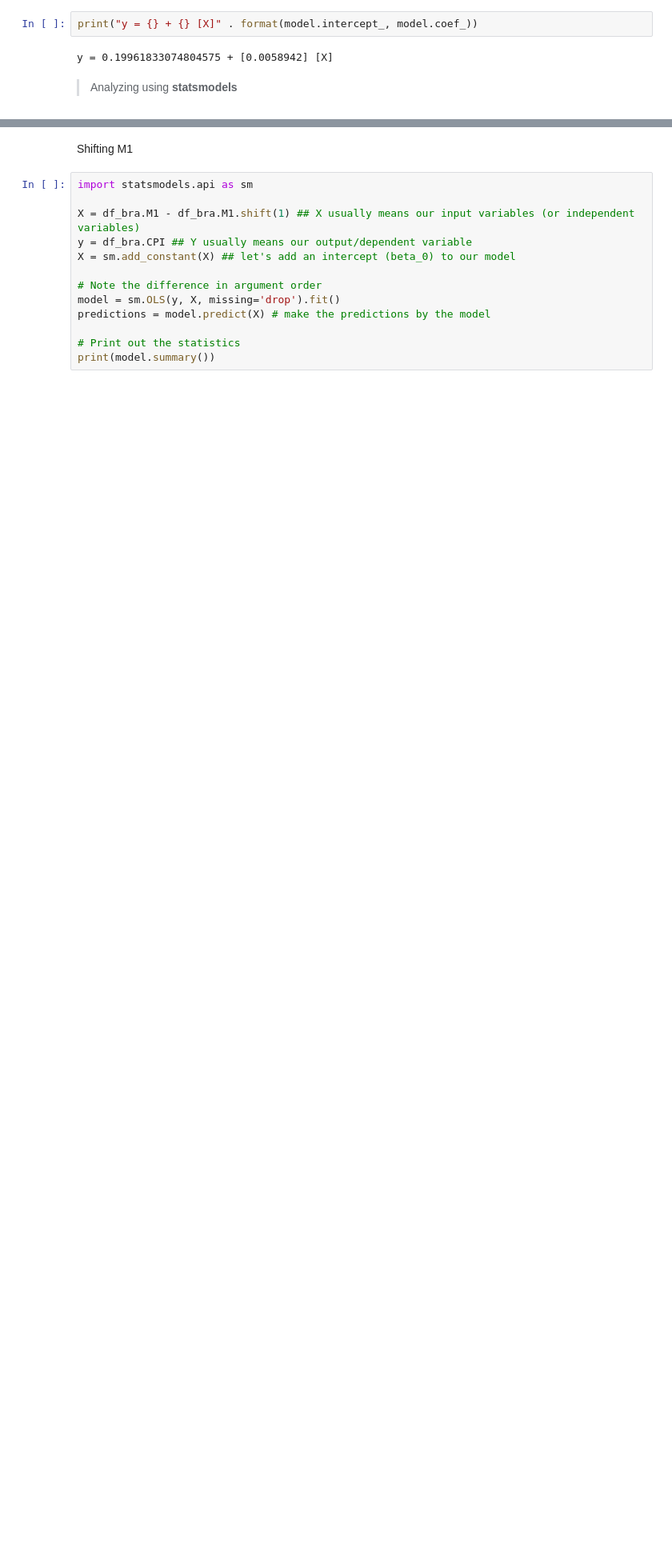
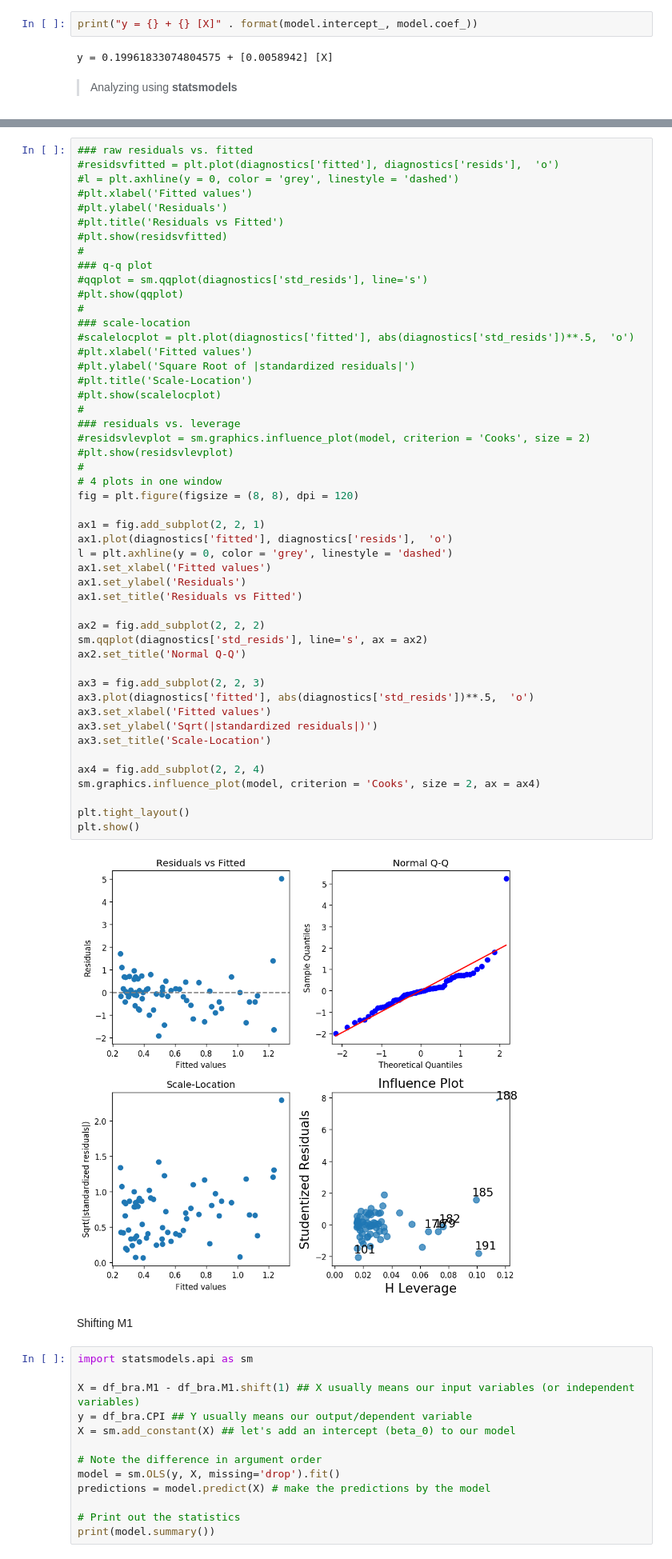
Before and after one commit to aricem/BusinessForecasting, a Jupyter notebook: CPI.ipynb, the cells around one changed output, grey strips where cells are left out. Shown at 80% size. Drawn from its saved outputs; the diff is of its cells as text; blank space fills up the shorter version.

```diff
--- a/CPI.ipynb
+++ b/CPI.ipynb
@@ -1098,3 +1121,54 @@ Warnings:
+# %%
+### raw residuals vs. fitted
+#residsvfitted = plt.plot(diagnostics['fitted'], diagnostics['resids'],  'o')
+#l = plt.axhline(y = 0, color = 'grey', linestyle = 'dashed')
+#plt.xlabel('Fitted values')
+#plt.ylabel('Residuals')
+#plt.title('Residuals vs Fitted')
+#plt.show(residsvfitted)
+#
+### q-q plot
+#qqplot = sm.qqplot(diagnostics['std_resids'], line='s')
+#plt.show(qqplot)
+#
+### scale-location
+#scalelocplot = plt.plot(diagnostics['fitted'], abs(diagnostics['std_resids'])**.5,  'o')
+#plt.xlabel('Fitted values')
+#plt.ylabel('Square Root of |standardized residuals|')
+#plt.title('Scale-Location')
+#plt.show(scalelocplot)
+#
+### residuals vs. leverage
+#residsvlevplot = sm.graphics.influence_plot(model, criterion = 'Cooks', size = 2)
+#plt.show(residsvlevplot)
+#
+# 4 plots in one window
+fig = plt.figure(figsize = (8, 8), dpi = 120)
+
+ax1 = fig.add_subplot(2, 2, 1)
+ax1.plot(diagnostics['fitted'], diagnostics['resids'],  'o')
+l = plt.axhline(y = 0, color = 'grey', linestyle = 'dashed')
+ax1.set_xlabel('Fitted values')
+ax1.set_ylabel('Residuals')
+ax1.set_title('Residuals vs Fitted')
+
+ax2 = fig.add_subplot(2, 2, 2)
+sm.qqplot(diagnostics['std_resids'], line='s', ax = ax2)
+ax2.set_title('Normal Q-Q')
+
+ax3 = fig.add_subplot(2, 2, 3)
+ax3.plot(diagnostics['fitted'], abs(diagnostics['std_resids'])**.5,  'o')
+ax3.set_xlabel('Fitted values')
+ax3.set_ylabel('Sqrt(|standardized residuals|)')
+ax3.set_title('Scale-Location')
+
+ax4 = fig.add_subplot(2, 2, 4)
+sm.graphics.influence_plot(model, criterion = 'Cooks', size = 2, ax = ax4)
+
+plt.tight_layout()
+plt.show()
+# %% [output]
+[figure, added]
 # %% [markdown]
 Shifting M1
 # %%
```
Also changed, not shown: parts of 23 cells of this notebook.
